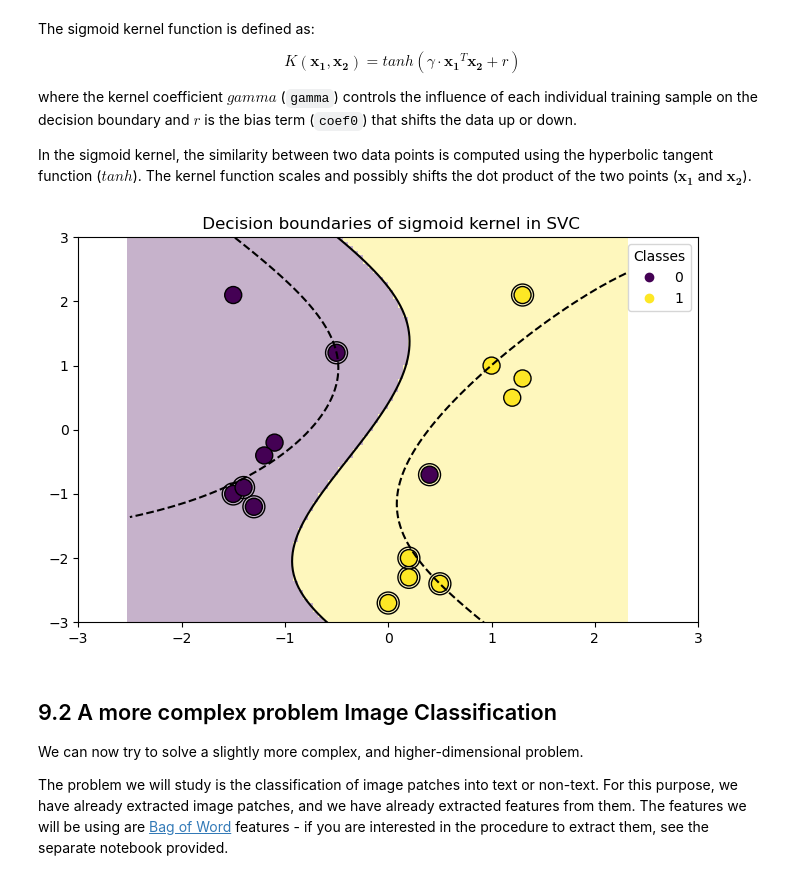
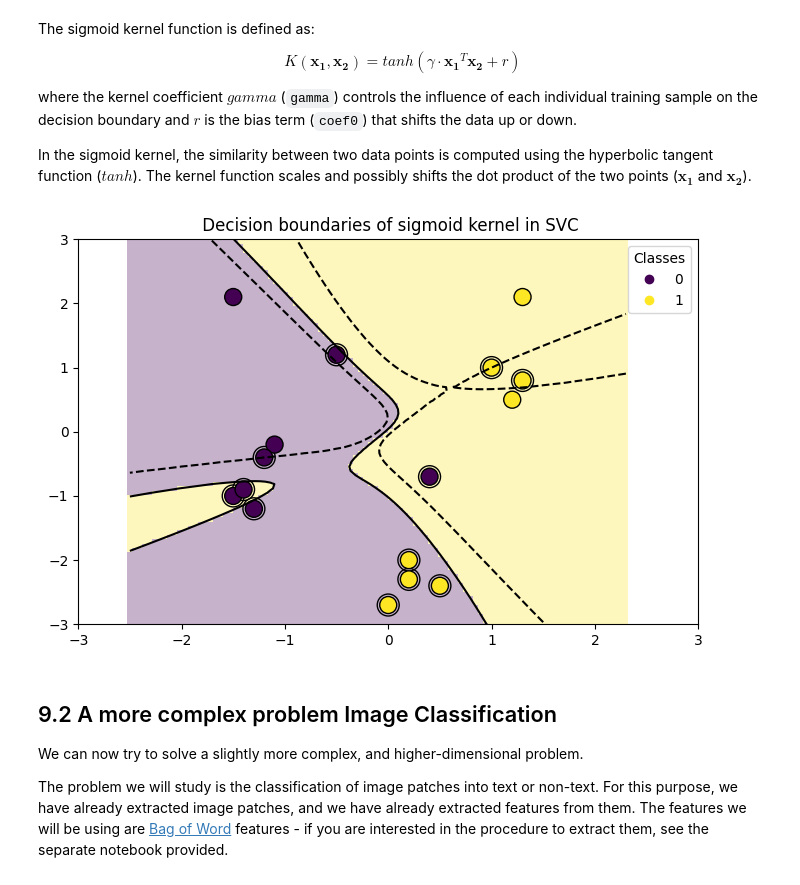
Before and after one commit to Pikurrot/ml-problems-uab, a Jupyter notebook: Session 9 - SVMs/P9_SVM.ipynb, the cells around one changed output. Cells and saved outputs as stored; diff of their text form; code cells hidden in the pictures.

```diff
--- a/Session 9 - SVMs/P9_SVM.ipynb
+++ b/Session 9 - SVMs/P9_SVM.ipynb
@@ -251,9 +254,9 @@ where the kernel coefficient $gamma$ (`gamma`) controls the influence of each in
 
 In the sigmoid kernel, the similarity between two data points is computed using the hyperbolic tangent function ($tanh$). The kernel function scales and possibly shifts the dot product of the two points ($\mathbf{x_1}$ and $\mathbf{x_2}$).
 # %%
-plot_training_data_with_decision_boundary("sigmoid", gamma = 0.3)
+plot_training_data_with_decision_boundary("sigmoid", gamma = 2)
 # %% [output]
-[figure, old version]
+[figure, new version]
 # %% [markdown]
 ## 9.2 A more complex problem Image Classification
 
```
Also changed, not shown: parts of 40 cells of this notebook.
